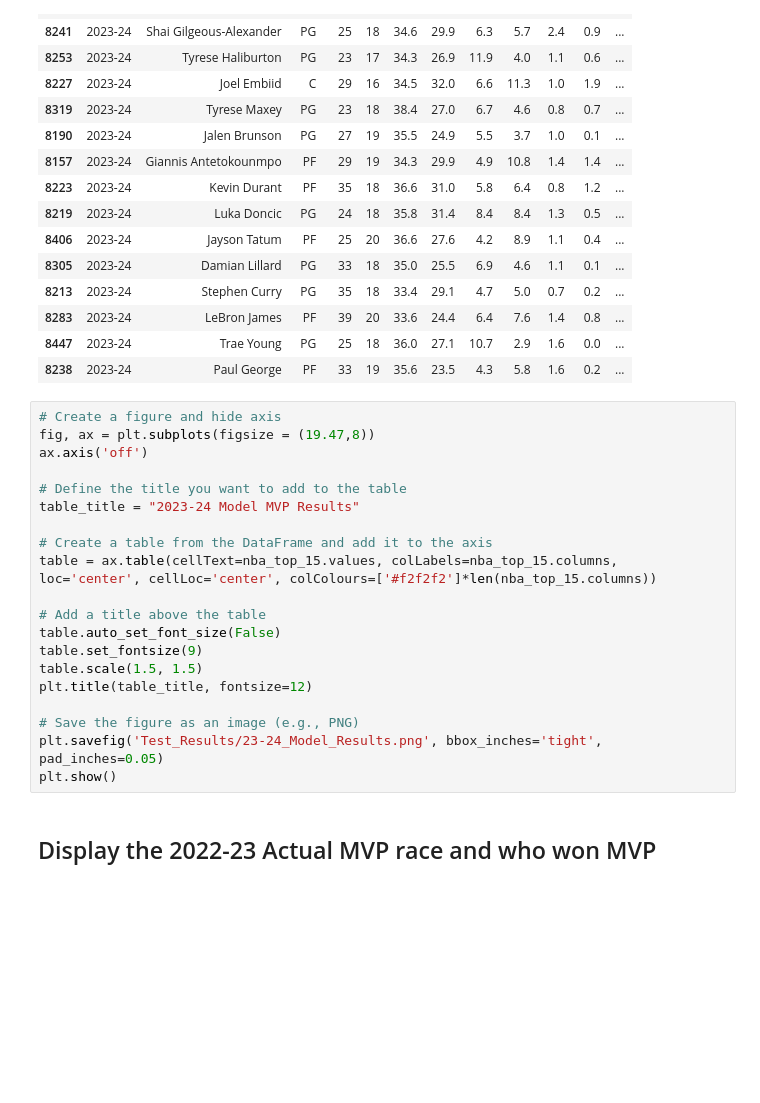
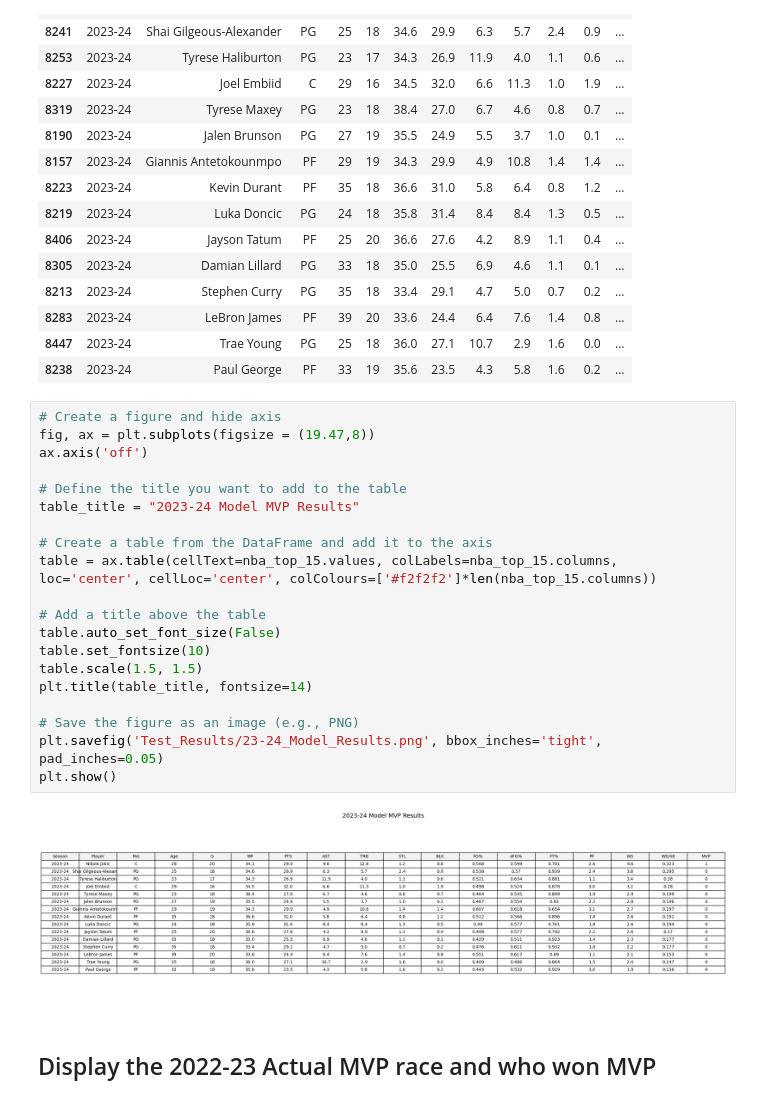
Before and after one commit to Hensonkk/Machine-Learning-NBA-MVP, a Jupyter notebook: MVP Machine Learning Model testing- Key.ipynb, the cells around one changed output. Cells and saved outputs as stored; diff of their text form; blank space fills up the shorter version.

Commit message:
Updated charts

```diff
--- a/MVP Machine Learning Model testing- Key.ipynb
+++ b/MVP Machine Learning Model testing- Key.ipynb
@@ -795,23 +795,25 @@ See the caveats in the documentation: https://pandas.pydata.org/pandas-docs/stab
 # %%
 # Create a figure and hide axis
 fig, ax = plt.subplots(figsize = (19.47,8))
 ax.axis('off')
 
 # Define the title you want to add to the table
 table_title = "2023-24 Model MVP Results"
 
 # Create a table from the DataFrame and add it to the axis
 table = ax.table(cellText=nba_top_15.values, colLabels=nba_top_15.columns, loc='center', cellLoc='center', colColours=['#f2f2f2']*len(nba_top_15.columns))
 
 # Add a title above the table
 table.auto_set_font_size(False)
-table.set_fontsize(9)
+table.set_fontsize(10)
 table.scale(1.5, 1.5)
-plt.title(table_title, fontsize=12)
+plt.title(table_title, fontsize=14)
 
 # Save the figure as an image (e.g., PNG)
 plt.savefig('Test_Results/23-24_Model_Results.png', bbox_inches='tight', pad_inches=0.05)
 plt.show()
+# %% [output]
+[figure, added]
 # %% [markdown]
 ## Display the 2022-23 Actual MVP race and who won MVP
 # %%
```
Also changed, not shown: parts of 2 cells of this notebook, 9 other files.
